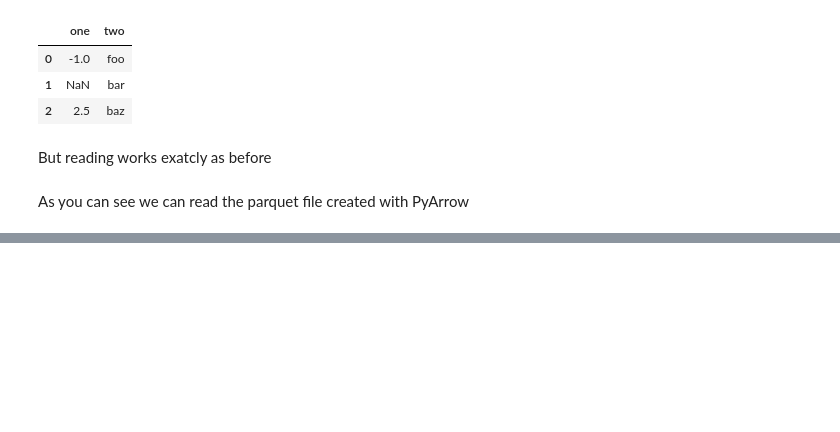
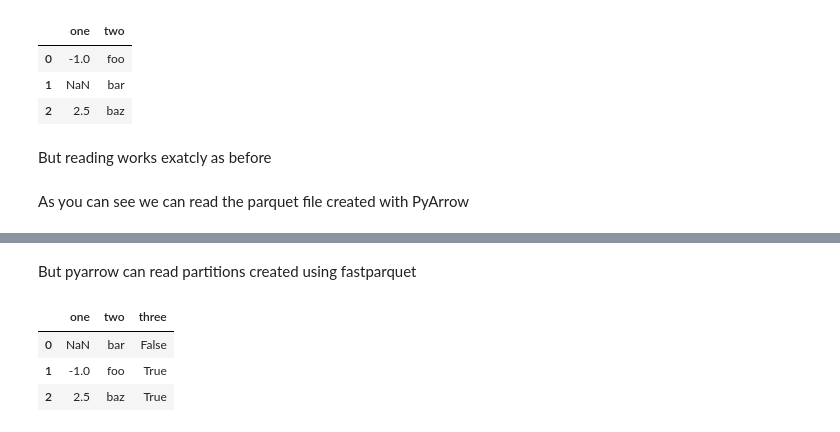
Before and after one commit to barrachri/pyarrow_fastparquet, a Jupyter notebook: pyarrow_fastparquet.ipynb, the cells around one changed output, grey strips where cells are left out. Drawn from its saved outputs; the diff is of its cells as text; code cells hidden in the pictures; blank space fills up the shorter version.

```diff
--- a/pyarrow_fastparquet.ipynb
+++ b/pyarrow_fastparquet.ipynb
@@ -181,0 +287,9 @@ ParquetFile('example2.fastparq').to_pandas()
+# %% [markdown]
+But pyarrow can read partitions created using fastparquet
+# %%
+pq.read_table("fastparquet").to_pandas()
+# %% [output]
+|  | one | two | three |
+| 0 | NaN | bar | False |
+| 1 | -1.0 | foo | True |
+| 2 | 2.5 | baz | True |
```
Also changed, not shown: parts of 60 cells of this notebook, 2 other files.
